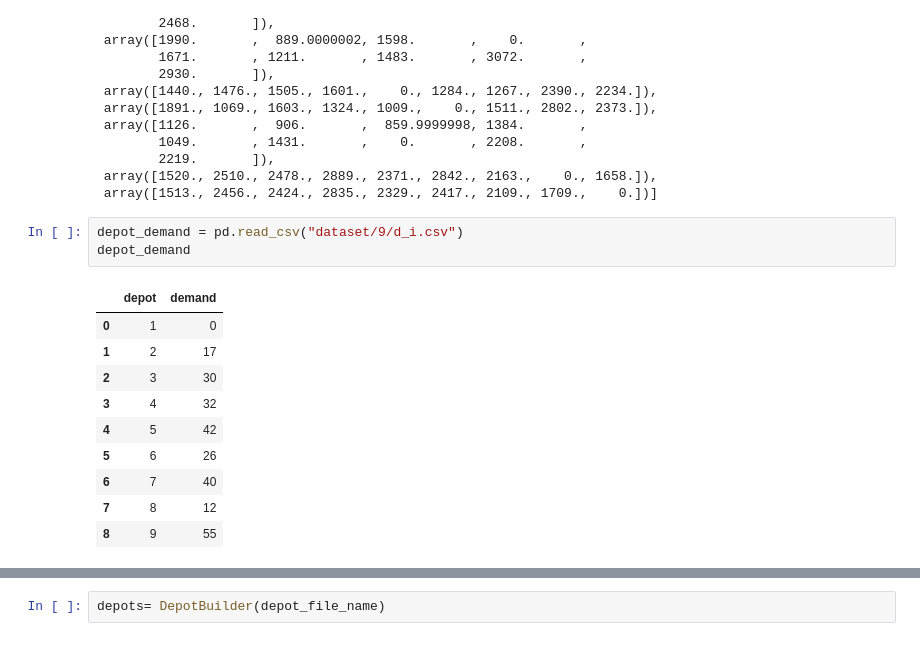
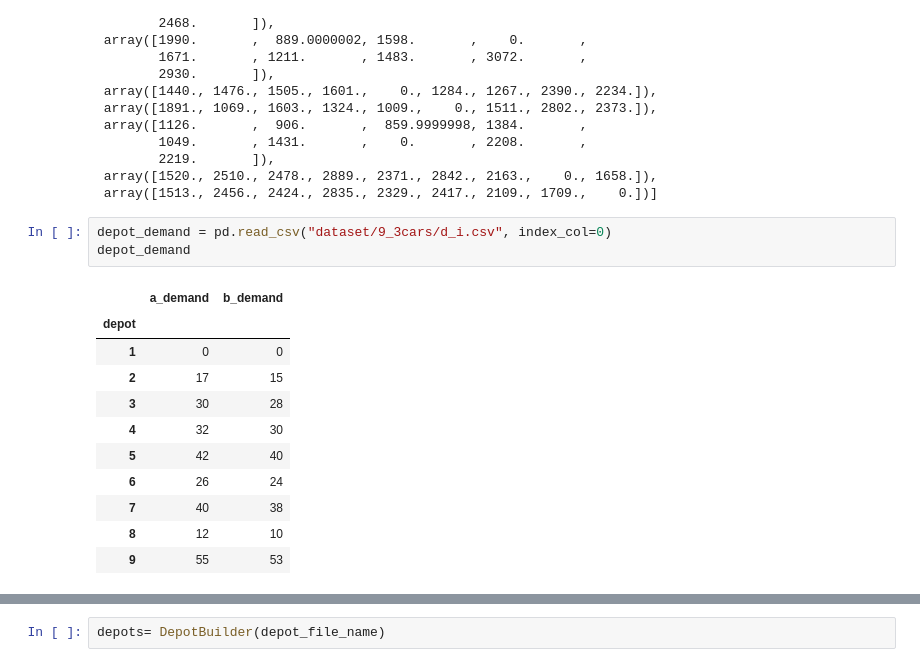
Before and after one commit to NFUChen/GA-Solving-Vehicle-Routing-Problem, a Jupyter notebook: development.ipynb, the cells around one changed output, grey strips where cells are left out. Saved outputs shown, nothing was run; the diff lists cells and outputs as text.

```diff
--- a/development.ipynb
+++ b/development.ipynb
@@ -58,16 +58,17 @@ list(depot_time.values)
  array([1520., 2510., 2478., 2889., 2371., 2842., 2163.,    0., 1658.]),
  array([1513., 2456., 2424., 2835., 2329., 2417., 2109., 1709.,    0.])]
 # %%
-depot_demand = pd.read_csv("dataset/9/d_i.csv")
+depot_demand = pd.read_csv("dataset/9_3cars/d_i.csv", index_col=0)
 depot_demand
 # %% [output]
-|  | depot | demand |
-| 0 | 1 | 0 |
-| 1 | 2 | 17 |
-| 2 | 3 | 30 |
-| 3 | 4 | 32 |
-| 4 | 5 | 42 |
-| 5 | 6 | 26 |
-| 6 | 7 | 40 |
-| 7 | 8 | 12 |
-| 8 | 9 | 55 |
+|  | a_demand | b_demand |
+| depot |  |  |
+| 1 | 0 | 0 |
+| 2 | 17 | 15 |
+| 3 | 30 | 28 |
+| 4 | 32 | 30 |
+| 5 | 42 | 40 |
+| 6 | 26 | 24 |
+| 7 | 40 | 38 |
+| 8 | 12 | 10 |
+| 9 | 55 | 53 |
```
Also changed, not shown: parts of 24 cells of this notebook, 24 other files.
